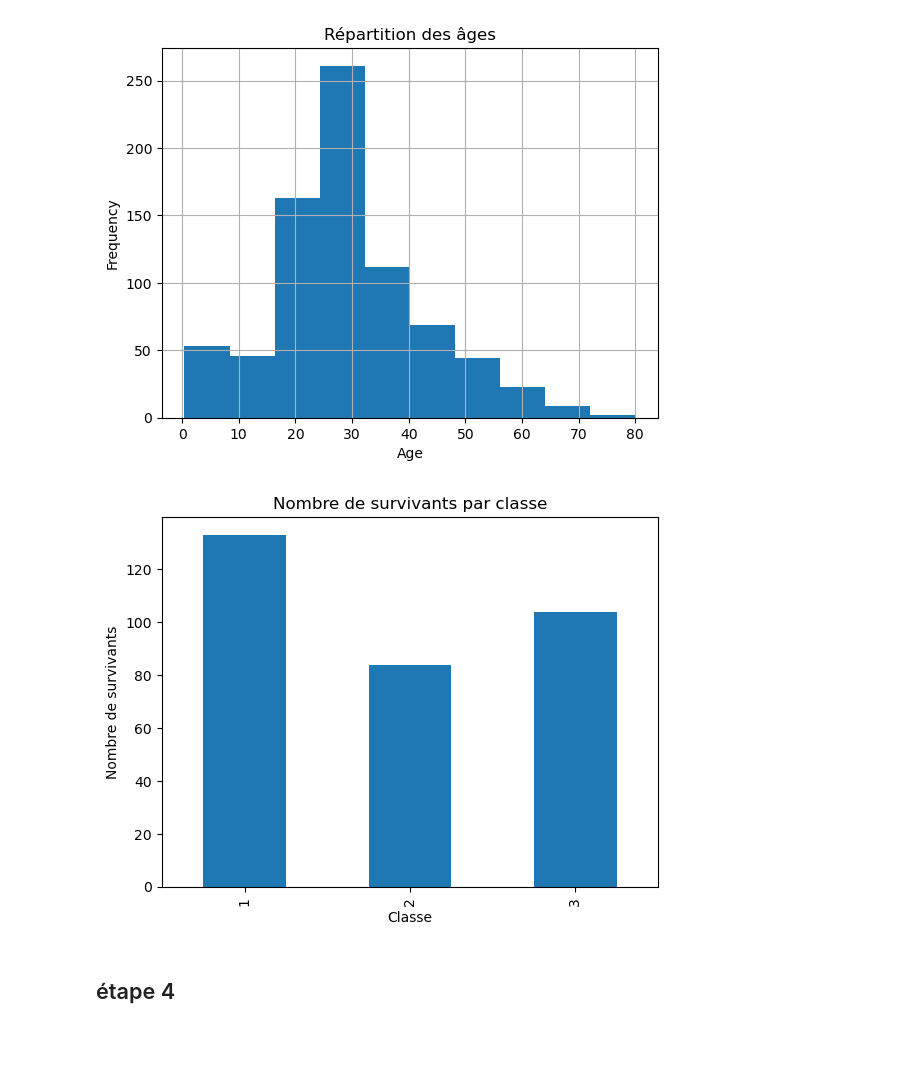
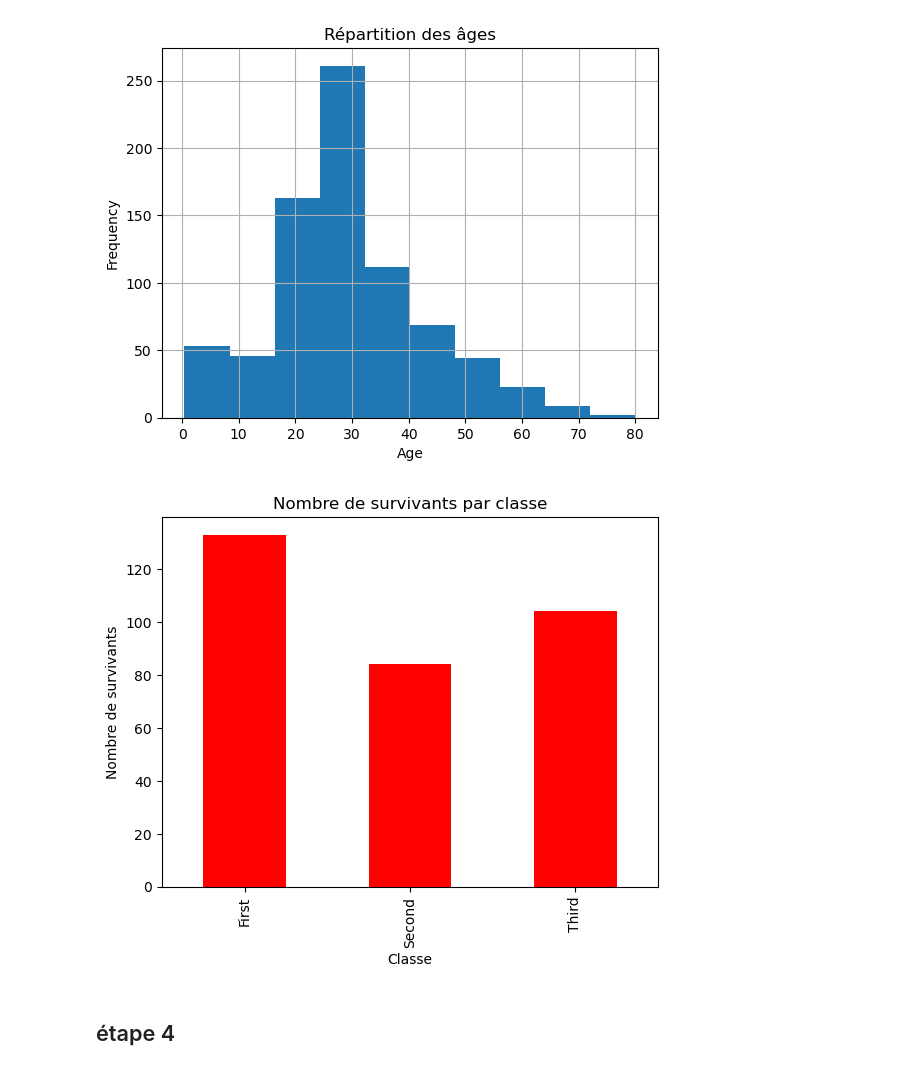
Before and after one commit to MedHK008/TP_ML, a Jupyter notebook: TP_pretraitement.ipynb, the cells around one changed output. Drawn from its saved outputs; the diff is of its cells as text; code cells hidden in the pictures; blank space fills up the shorter version.

```diff
--- a/TP_pretraitement.ipynb
+++ b/TP_pretraitement.ipynb
@@ -153,14 +155,14 @@ plt.show()
 # %% [output]
 [figure]
 # %%
-survivants_par_classe = df.groupby('pclass')['survived'].sum()
-survivants_par_classe.plot(kind='bar')
+survivants_par_classe = df.groupby('class')['survived'].sum()
+survivants_par_classe.plot(kind='bar', color='red')
 plt.xlabel('Classe')
 plt.ylabel('Nombre de survivants')
 plt.title('Nombre de survivants par classe')
 plt.show()
 # %% [output]
-[figure, old version]
+[figure, new version]
 # %% [markdown]
 ## étape 4
 # %%
```
Also changed, not shown: parts of 2 cells of this notebook, 1 other file.
